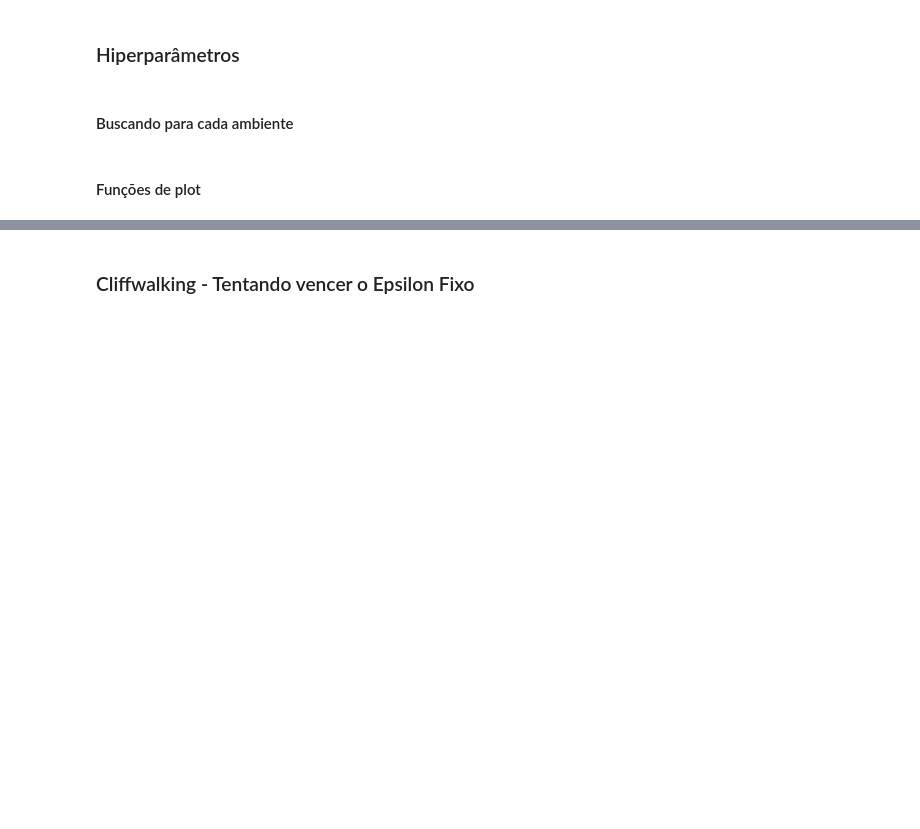
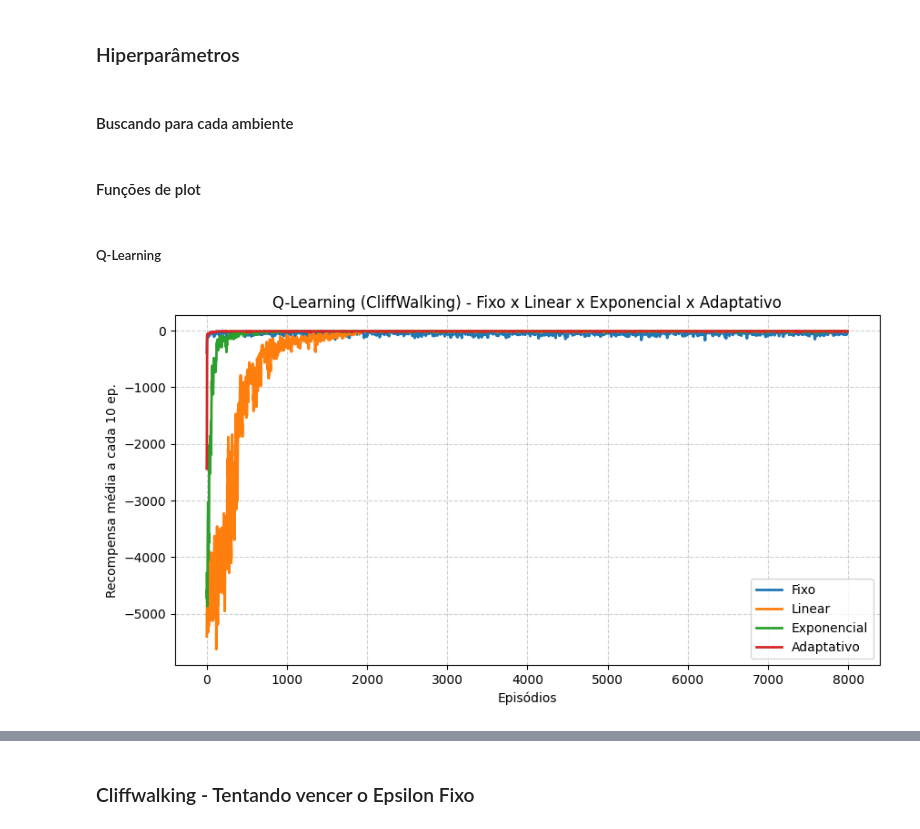
Before and after one commit to christiandoramo/Variantes-para-o-epsilon, a Jupyter notebook: Variantes_do_epsilon.ipynb, the cells around one changed output, grey strips where cells are left out. Cells and saved outputs as stored; diff of their text form; code cells hidden in the pictures; blank space fills up the shorter version.

```diff
--- a/Variantes_do_epsilon.ipynb
+++ b/Variantes_do_epsilon.ipynb
@@ -897,7 +893,7 @@ def epsilon_greedy(Q, state, epsilon):
 # %% [markdown]
 ## Decaimento parametrizado
 # %%
-def epsilon_decay(decay_type='none', initial_E=1.0, min_E=0.005, X=1000, Y=None, total_steps=1000,episodes=8000, decay_rate=0.001):
+def epsilon_decay(decay_type='none', initial_E=1.0, min_E=0.005,X=1000, Y=None, total_steps=1000,episodes=8000,decay_rate=0.001, threshold=.005,max_E=0.995,increase_rate=0.001, eps_limit_adaptive_to_consider=50):
     """
         decay_type (str): Tipo de decaimento ('linear' ou 'exponential', ou 'none').
         initial_E (float): Valor inicial de epsilon (epsilon máximo).
@@ -906,11 +902,11 @@ def epsilon_decay(decay_type='none', initial_E=1.0, min_E=0.005, X=1000, Y=None,
         Y (float): Percentual do tempo total de treinamento para decaimento (opcional).
         total_steps (int): Número total de passos de treinamento.
         decay_rate (float): Taxa de decaimento (apenas para decaimento exponencial).
+        threshold (float): limite de mudança de recompensa para o Epsilon mudar
+        recent_rewards (lista): lista com recompensas recentes
     """
     if X is None and Y is None:
         raise ValueError("Deve inserir X (número de passos) ou Y (percentual do tempo total).")
-
-
 
     if Y is not None:
         if total_steps is None:
@@ -928,7 +924,23 @@ def epsilon_decay(decay_type='none', initial_E=1.0, min_E=0.005, X=1000, Y=None,
     elif decay_type == 'exponential':
         def new_E(t):
             return min_E + (initial_E - min_E) * math.exp(-decay_rate * t)
+    elif decay_type == 'adaptive':
+        def new_E(E, recent_rewards):
+          if len(recent_rewards) < 2:
+            return E
+          N = min(eps_limit_adaptive_to_consider, len(recent_rewards)//2)  # Número de episódios considerados
+          recent_mean = np.mean(recent_rewards[-N:])
+          if len(recent_rewards) >= 2*N: # atualizando se andou os episodios suficientes
+            previous_mean = np.mean(recent_rewards[-2*N:-N])
+          else:
+            previous_mean = recent_mean  # Evita erro de variável não inicializada
 
+          if recent_mean >= (previous_mean - threshold):  # Melhorou ou manteve
+            E = max(E * decay_rate, min_E)
+          elif E < max_E * 0.9:  # Desempenho piorou
+              # Permite aumento apenas se estiver significativamente abaixo do máximo
+                E = min(E * increase_rate, max_E)
+          return E
     else:
         raise ValueError("Tipo de decaimento inválido. Escolha 'linear' ou 'exponential'.")
 
@@ -1310,3 +1402,5 @@ def plot_results(title,rewards_list, labels):
     plt.grid(True, linestyle='--', alpha=0.6)
     plt.title(title)
     plt.show()
+# %% [markdown]
+##### Q-Learning
@@ -1312,0 +1465,7 @@ def plot_results(title,rewards_list, labels):
+# %%
+plot_results("Q-Learning (CliffWalking) - Fixo x Linear x Exponencial x Adaptativo",[rewards_no_decay,rewards_linear,rewards_exponential,rewards_adaptive], ["Fixo","Linear","Exponencial", "Adaptativo"])
+# plot_results("Q-Learning (CliffWalking) - Fixo x Linear x Exponencial",[rewards_no_decay,rewards_linear,rewards_exponential], ["Fixo","Linear","Exponencial"])
+#plot_results("Q-Learning (CliffWalking) - Fixo x Linear",[rewards_no_decay,rewards_linear], ["Fixo","Linear"]
+# plot_results("Q-Learning (CliffWalking) - Fixo",[rewards_no_decay], ["Fixo"], 0)
+# %% [output]
+[figure, added]
```
Also changed, not shown: parts of 29 cells of this notebook.
